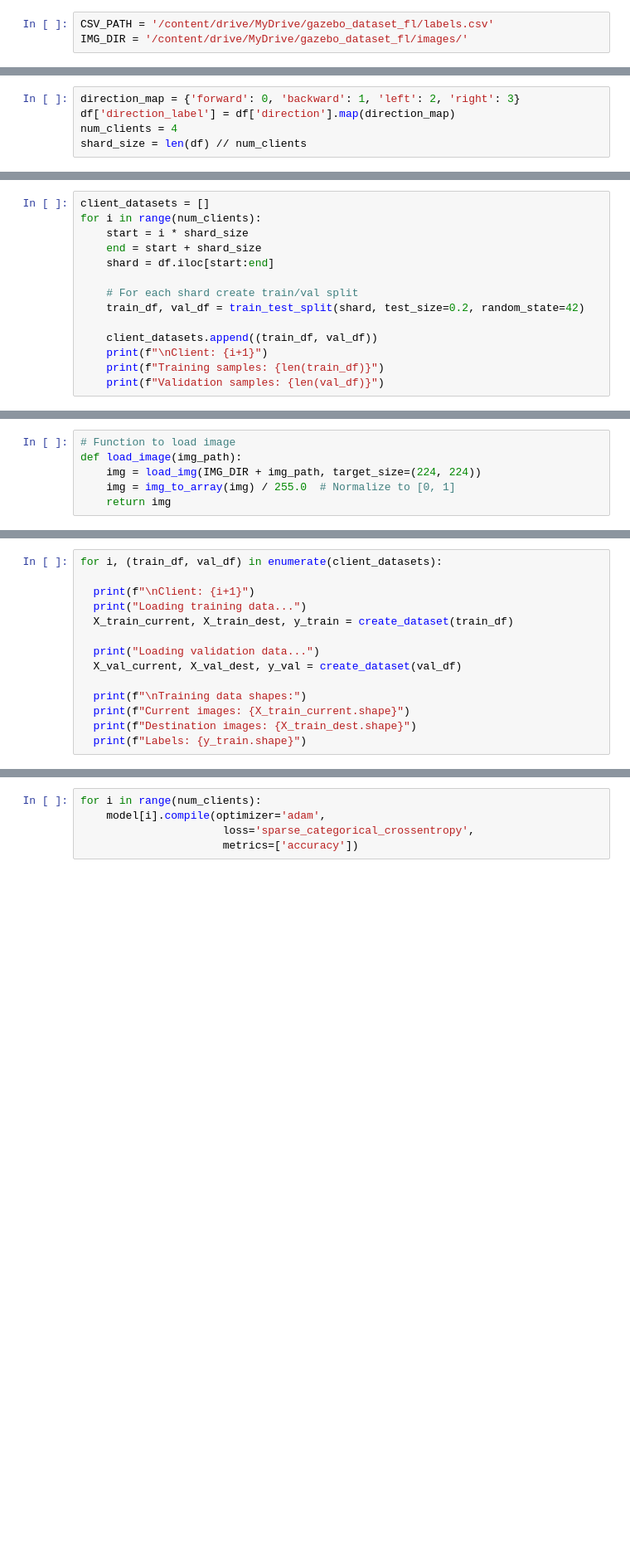
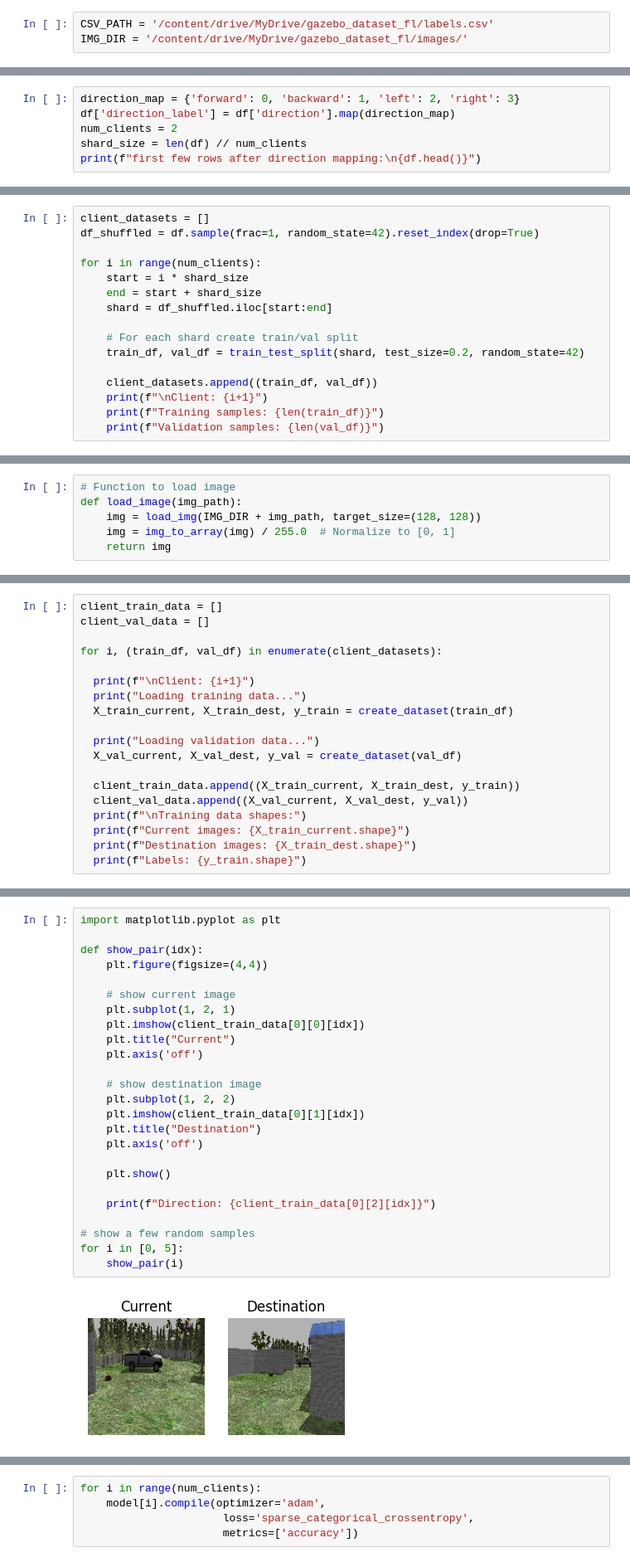
Before and after one commit to natitedros/WAVN-Federated-Learning, a Jupyter notebook: CNN_Homing_FL.ipynb, the cells around one changed output, grey strips where cells are left out. Shown at 83% size. Saved outputs shown, nothing was run; the diff lists cells and outputs as text; blank space fills up the shorter version.

```diff
--- a/CNN_Homing_FL.ipynb
+++ b/CNN_Homing_FL.ipynb
@@ -40,5 +40,6 @@ Name: count, dtype: int64
 # %%
 direction_map = {'forward': 0, 'backward': 1, 'left': 2, 'right': 3}
 df['direction_label'] = df['direction'].map(direction_map)
-num_clients = 4
+num_clients = 2
 shard_size = len(df) // num_clients
+print(f"first few rows after direction mapping:\n{df.head()}")
@@ -45,9 +54,11 @@ shard_size = len(df) // num_clients
 # %%
 client_datasets = []
+df_shuffled = df.sample(frac=1, random_state=42).reset_index(drop=True)
+
 for i in range(num_clients):
     start = i * shard_size
     end = start + shard_size
-    shard = df.iloc[start:end]
+    shard = df_shuffled.iloc[start:end]
 
     # For each shard create train/val split
     train_df, val_df = train_test_split(shard, test_size=0.2, random_state=42)
@@ -75,7 +78,7 @@ Validation samples: 3
 # %%
 # Function to load image
 def load_image(img_path):
-    img = load_img(IMG_DIR + img_path, target_size=(224, 224))
+    img = load_img(IMG_DIR + img_path, target_size=(128, 128))
     img = img_to_array(img) / 255.0  # Normalize to [0, 1]
     return img
 # %%
@@ -99,6 +102,9 @@ def create_dataset(dataframe, batch_size=32):
 
     return current_images, dest_images, labels
 # %%
+client_train_data = []
+client_val_data = []
+
 for i, (train_df, val_df) in enumerate(client_datasets):
 
   print(f"\nClient: {i+1}")
@@ -108,6 +114,8 @@ for i, (train_df, val_df) in enumerate(client_datasets):
   print("Loading validation data...")
   X_val_current, X_val_dest, y_val = create_dataset(val_df)
 
+  client_train_data.append((X_train_current, X_train_dest, y_train))
+  client_val_data.append((X_val_current, X_val_dest, y_val))
   print(f"\nTraining data shapes:")
   print(f"Current images: {X_train_current.shape}")
   print(f"Destination images: {X_train_dest.shape}")
@@ -132,0 +141,27 @@ Labels: (12,)
+# %%
+import matplotlib.pyplot as plt
+
+def show_pair(idx):
+    plt.figure(figsize=(4,4))
+
+    # show current image
+    plt.subplot(1, 2, 1)
+    plt.imshow(client_train_data[0][0][idx])
+    plt.title("Current")
+    plt.axis('off')
+
+    # show destination image
+    plt.subplot(1, 2, 2)
+    plt.imshow(client_train_data[0][1][idx])
+    plt.title("Destination")
+    plt.axis('off')
+
+    plt.show()
+
+    print(f"Direction: {client_train_data[0][2][idx]}")
+
+# show a few random samples
+for i in [0, 5]:
+    show_pair(i)
+# %% [output]
+[figure, added]
```
Also changed, not shown: parts of 12 cells of this notebook.
